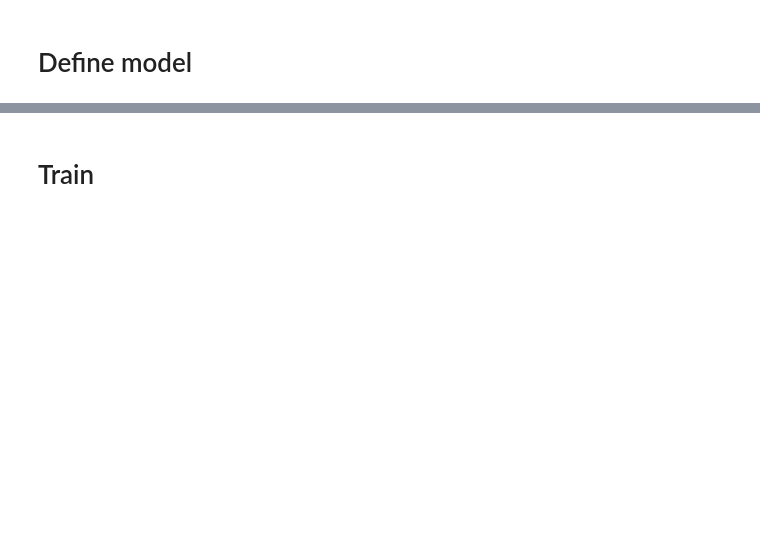
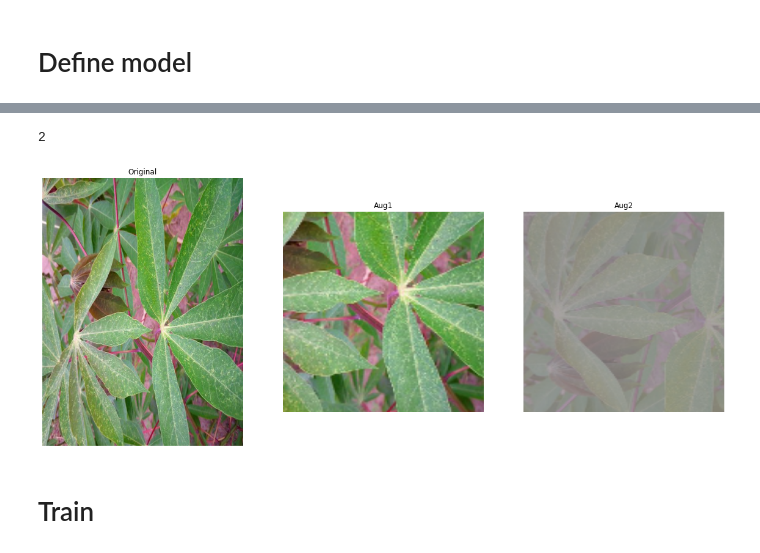
Before and after one commit to btseytlin/kaggle_cassava, a Jupyter notebook: notebooks/BYOL.ipynb, the cells around one changed output, grey strips where cells are left out. Drawn from its saved outputs; the diff is of its cells as text; code cells hidden in the pictures; blank space fills up the shorter version.

```diff
--- a/notebooks/BYOL.ipynb
+++ b/notebooks/BYOL.ipynb
@@ -332,0 +146,9 @@ class BYOL(pl.LightningModule):
+# %%
+#parameters['auto_lr_find'] = True
+# parameters['lr'] = 0.1
+hparams_classifier = Namespace(**parameters['classifier'])
+hparams_byol = Namespace(**parameters['byol'])
+# %%
+model = LeafDoctorModel(hparams_classifier)
+# %%
+byol = BYOL(model.trunk, image_size=(256, 256), hparams=hparams_byol)
@@ -333,2 +178,24 @@ class BYOL(pl.LightningModule):
+# %%
+idx = np.random.choice(range(len(train_images_torch)))
+raw_image, label = raw_dataset[idx]
+# %%
+image1 = byol.augment(raw_image.unsqueeze(0)/255)[0]
+image2 = byol.augment(raw_image.unsqueeze(0)/255)[0]
+
+print(label)
+plt.figure(figsize=(20, 10))
+plt.subplot(1, 3, 1)
+plot_image(raw_image/255)
+plt.title('Original')
+plt.subplot(1, 3, 2)
+plot_image(unnorm(image1))
+plt.title('Aug1')
+plt.subplot(1, 3, 3)
+plot_image(unnorm(image2))
+plt.title('Aug2')
+plt.show()
+# %% [output]
+2
+[figure, added]
 # %% [markdown]
 # Train
```
Also changed, not shown: parts of 32 cells of this notebook, 2 other files.
